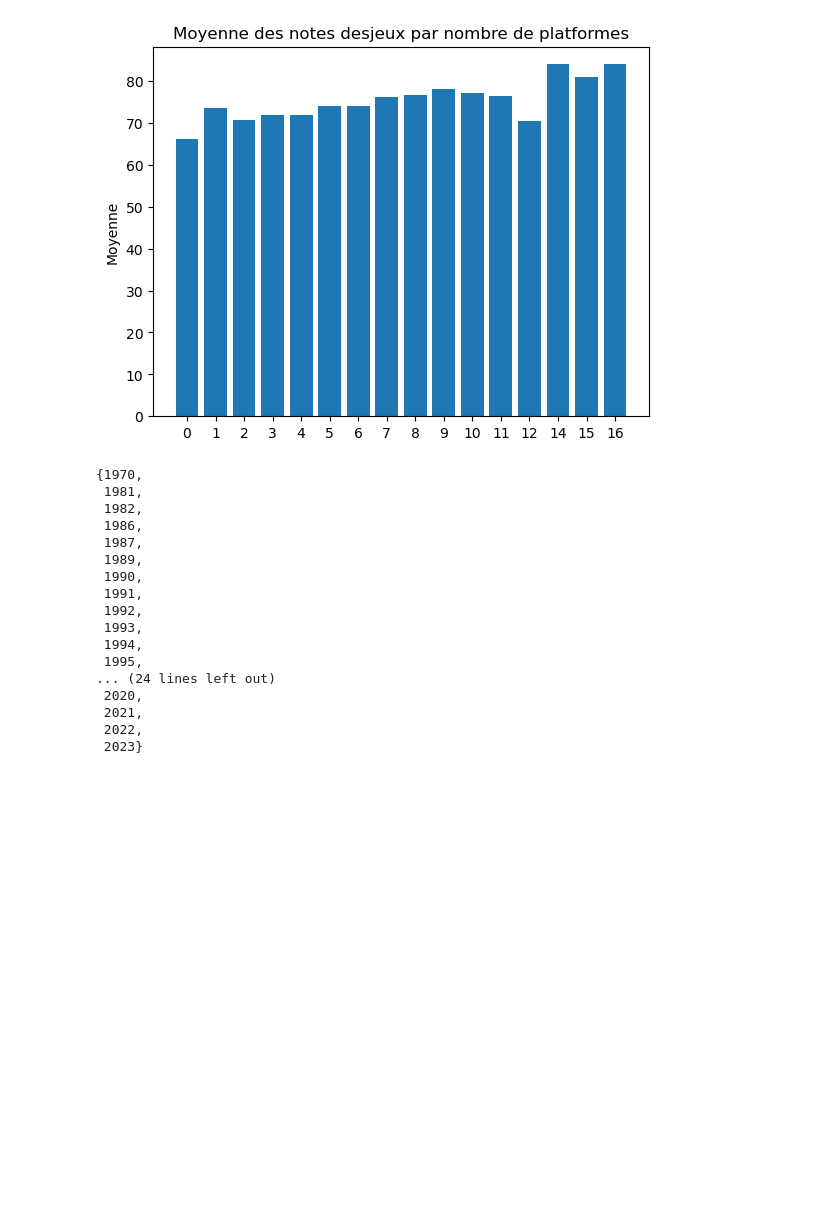
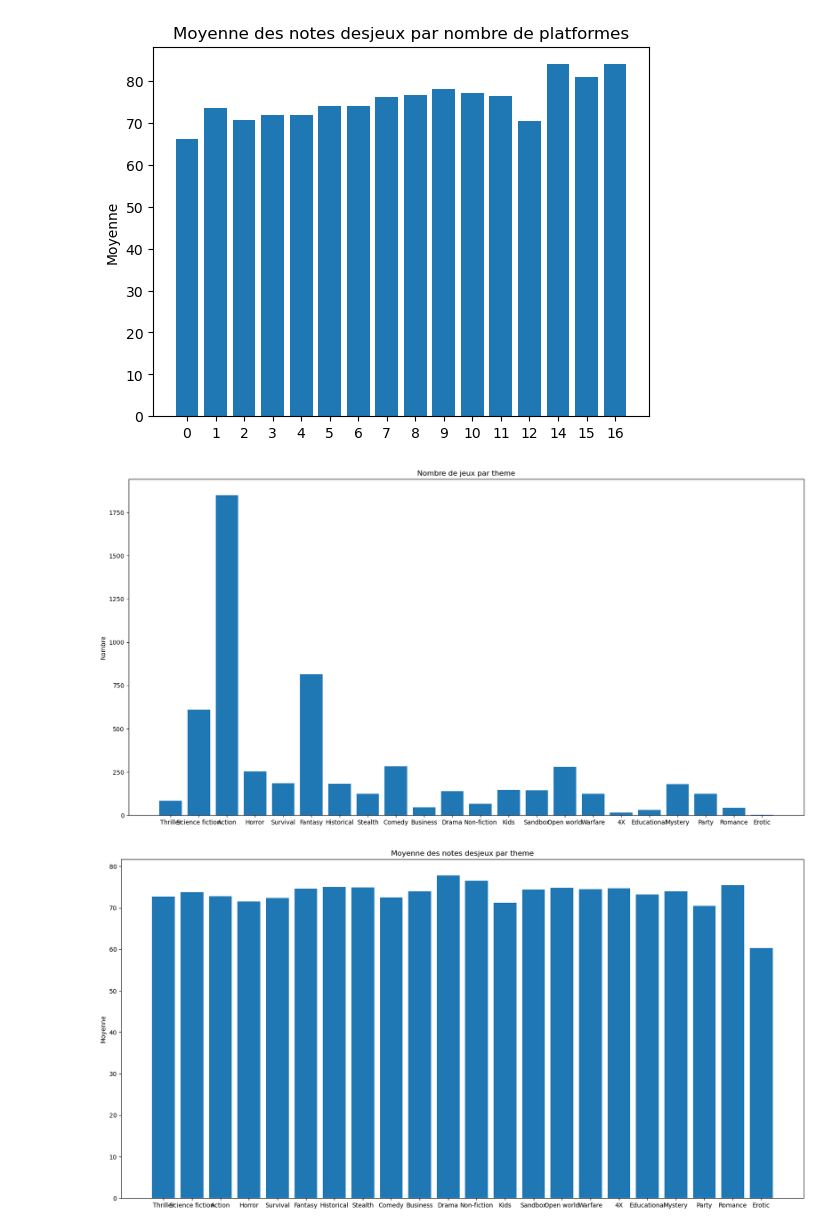
Before and after one commit to PyTomSss/PythonProjects, a Jupyter notebook: Project_Notebook.ipynb, the cells around one changed output. Cells and saved outputs as stored; diff of their text form; code cells hidden in the pictures; blank space fills up the shorter version.

```diff
--- a/Project_Notebook.ipynb
+++ b/Project_Notebook.ipynb
@@ -1299,23 +1302,32 @@ plt.show()
 # %% [output]
 [figure]
 [figure]
-# %%
-set(DF["Date de Sortie"])
-# %% [output]
-{1970,
- 1981,
- 1982,
- 1986,
- 1987,
- 1989,
- 1990,
- 1991,
- 1992,
- 1993,
- 1994,
- 1995,
-... (24 lines left out)
- 2020,
- 2021,
- 2022,
- 2023}
+# %%
+liste = [(str(i), DF[DF[i] == 1]['Note'].count()) for i in list(theme_dictionnary.values())]
+
+categories, proportions = zip(*liste)
+
+plt.figure(figsize=(20,10))
+plt.bar(categories, proportions)
+
+plt.ylabel('Nombre')
+plt.title('Nombre de jeux par theme')
+plt.show()
+
+
+
+
+Nbr_platformes = [(str(i), DF[DF[i] == 1]['Note'].mean()) for i in list(theme_dictionnary.values())]
+
+
+categories_age, proportions = zip(*Nbr_platformes)
+
+plt.figure(figsize=(20,10))
+plt.bar(categories_age, proportions)
+
+plt.ylabel('Moyenne')
+plt.title('Moyenne des notes desjeux par theme')
+plt.show()
+# %% [output]
+[figure, added]
+[figure, added]
```
Also changed, not shown: parts of 6 cells of this notebook.
